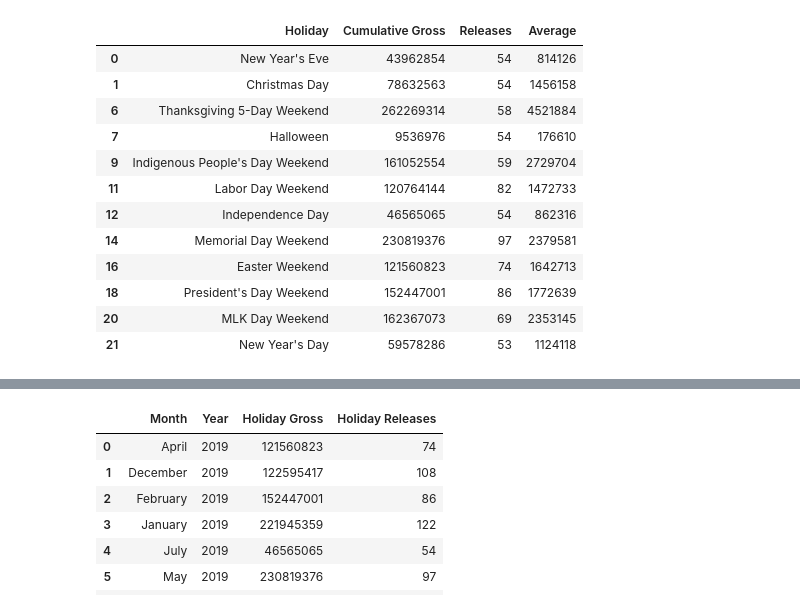
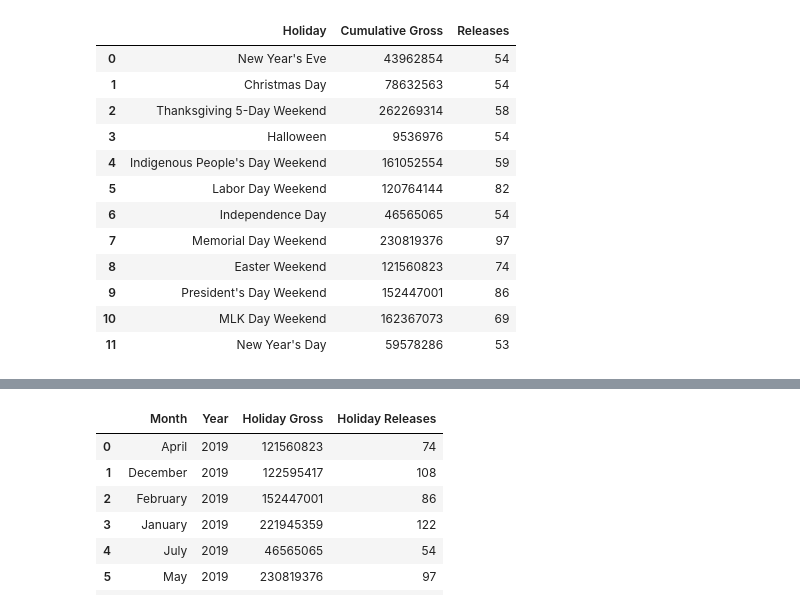
Before and after one commit to StarkArk/SnapCinema_2023, a Jupyter notebook: holidays_2019-2023_etl.ipynb, the cells around one changed output, grey strips where cells are left out. Drawn from its saved outputs; the diff is of its cells as text; code cells hidden in the pictures.

```diff
--- a/holidays_2019-2023_etl.ipynb
+++ b/holidays_2019-2023_etl.ipynb
@@ -6,19 +6,18 @@ import numpy as np
 # %%
 
 # Holidays 2019-2023 links:
-url_2019 = 'https://www.boxofficemojo.com/holiday/by-year/2019/?grossesOption=calendarGrosses'
-url_2020 = 'https://www.boxofficemojo.com/holiday/by-year/2020/?grossesOption=calendarGrosses'
-url_2021 = 'https://www.boxofficemojo.com/holiday/by-year/2021/?grossesOption=calendarGrosses'
-url_2022 = 'https://www.boxofficemojo.com/holiday/by-year/2022/?grossesOption=calendarGrosses'
-url_2023 = 'https://www.boxofficemojo.com/holiday/by-year/2023/?grossesOption=calendarGrosses'
+url_holiday_2019 = 'https://www.boxofficemojo.com/holiday/by-year/2019/?grossesOption=calendarGrosses'
+url_holiday_2020 = 'https://www.boxofficemojo.com/holiday/by-year/2020/?grossesOption=calendarGrosses'
+url_holiday_2021 = 'https://www.boxofficemojo.com/holiday/by-year/2021/?grossesOption=calendarGrosses'
+url_holiday_2022 = 'https://www.boxofficemojo.com/holiday/by-year/2022/?grossesOption=calendarGrosses'
+url_holiday_2023 = 'https://www.boxofficemojo.com/holiday/by-year/2023/?grossesOption=calendarGrosses'
 
 # retrieve html for links
-response1 = requests.get(url_2019)
-response2 = requests.get(url_2020)
-response3 = requests.get(url_2021)
-response4 = requests.get(url_2022)
-response5 = requests.get(url_2023)
-
+response1 = requests.get(url_holiday_2019)
+response2 = requests.get(url_holiday_2020)
+response3 = requests.get(url_holiday_2021)
+response4 = requests.get(url_holiday_2022)
+response5 = requests.get(url_holiday_2023)
 
 # Read responses into tables
 holidays_2019 = pd.read_html(response1.text)
@@ -162 +98,8 @@ memory usage: 9.5+ KB
+# %%
+# Trim the columns to Holiday, Cumulative Gross, Releases
+holidays_2019_df = holidays_2019_df[['Holiday', 'Cumulative Gross', 'Releases']]
+holidays_2020_df = holidays_2020_df[['Holiday', 'Cumulative Gross', 'Releases']]
+holidays_2021_df = holidays_2021_df[['Holiday', 'Cumulative Gross', 'Releases']]
+holidays_2022_df = holidays_2022_df[['Holiday', 'Cumulative Gross', 'Releases']]
+holidays_2023_df = holidays_2023_df[['Holiday', 'Cumulative Gross', 'Releases']]
 # %% [markdown]
@@ -407,9 +107,3 @@ Index(['Holiday', 'Cumulative Gross', '% of Year', 'Releases', 'Average',
-# %%
-# Trim the columns to Holiday, Cumulative Gross, % of Year, Releases, Average
-holidays_2019_df = holidays_2019_df[['Holiday', 'Cumulative Gross', 'Releases', 'Average']]
-holidays_2020_df = holidays_2020_df[['Holiday', 'Cumulative Gross', 'Releases', 'Average']]
-holidays_2021_df = holidays_2021_df[['Holiday', 'Cumulative Gross', 'Releases', 'Average']]
-holidays_2022_df = holidays_2022_df[['Holiday', 'Cumulative Gross', 'Releases', 'Average']]
 # %%
 df_2019 = holidays_2019_df.copy()
 # %%
@@ -417,8 +111,3 @@ df_2019 = holidays_2019_df.copy()
 df_2019['Cumulative Gross'] = df_2019['Cumulative Gross'].str.replace(',', '')
 df_2019['Cumulative Gross'] = df_2019['Cumulative Gross'].str.replace('$', '')
 df_2019['Cumulative Gross'] = df_2019['Cumulative Gross'].astype('int64', copy=True)
-df_2019['Average'] = df_2019['Average'].str.replace(',', '')
-df_2019['Average'] = df_2019['Average'].str.replace('$', '')
-df_2019['Average'] = df_2019['Average'].astype('int64', copy=True)
-
-df_2019.info()
@@ -457,19 +134,23 @@ df_2019
 # %%
-# Drop redundant rows
+# Drop redundant holiday rows
 df_2019_trim = df_2019.drop([2,3,4,5,8,10,13,15,17,19])
+# Reset Index
+df_2019_trim.reset_index(inplace=True)
+# Trim the columns
+df_2019_trim = df_2019_trim[['Holiday', 'Cumulative Gross', 'Releases']]
 
 df_2019_trim
 # %% [output]
-|  | Holiday | Cumulative Gross | Releases | Average |
-| 0 | New Year's Eve | 43962854 | 54 | 814126 |
-| 1 | Christmas Day | 78632563 | 54 | 1456158 |
-| 6 | Thanksgiving 5-Day Weekend | 262269314 | 58 | 4521884 |
-| 7 | Halloween | 9536976 | 54 | 176610 |
-| 9 | Indigenous People's Day Weekend | 161052554 | 59 | 2729704 |
-| 11 | Labor Day Weekend | 120764144 | 82 | 1472733 |
-| 12 | Independence Day | 46565065 | 54 | 862316 |
-| 14 | Memorial Day Weekend | 230819376 | 97 | 2379581 |
-| 16 | Easter Weekend | 121560823 | 74 | 1642713 |
-| 18 | President's Day Weekend | 152447001 | 86 | 1772639 |
-| 20 | MLK Day Weekend | 162367073 | 69 | 2353145 |
-| 21 | New Year's Day | 59578286 | 53 | 1124118 |
+|  | Holiday | Cumulative Gross | Releases |
+| 0 | New Year's Eve | 43962854 | 54 |
+| 1 | Christmas Day | 78632563 | 54 |
+| 2 | Thanksgiving 5-Day Weekend | 262269314 | 58 |
+| 3 | Halloween | 9536976 | 54 |
+| 4 | Indigenous People's Day Weekend | 161052554 | 59 |
+| 5 | Labor Day Weekend | 120764144 | 82 |
+| 6 | Independence Day | 46565065 | 54 |
+| 7 | Memorial Day Weekend | 230819376 | 97 |
+| 8 | Easter Weekend | 121560823 | 74 |
+| 9 | President's Day Weekend | 152447001 | 86 |
+| 10 | MLK Day Weekend | 162367073 | 69 |
+| 11 | New Year's Day | 59578286 | 53 |
```
Also changed, not shown: parts of 74 cells of this notebook, 1 other file.
